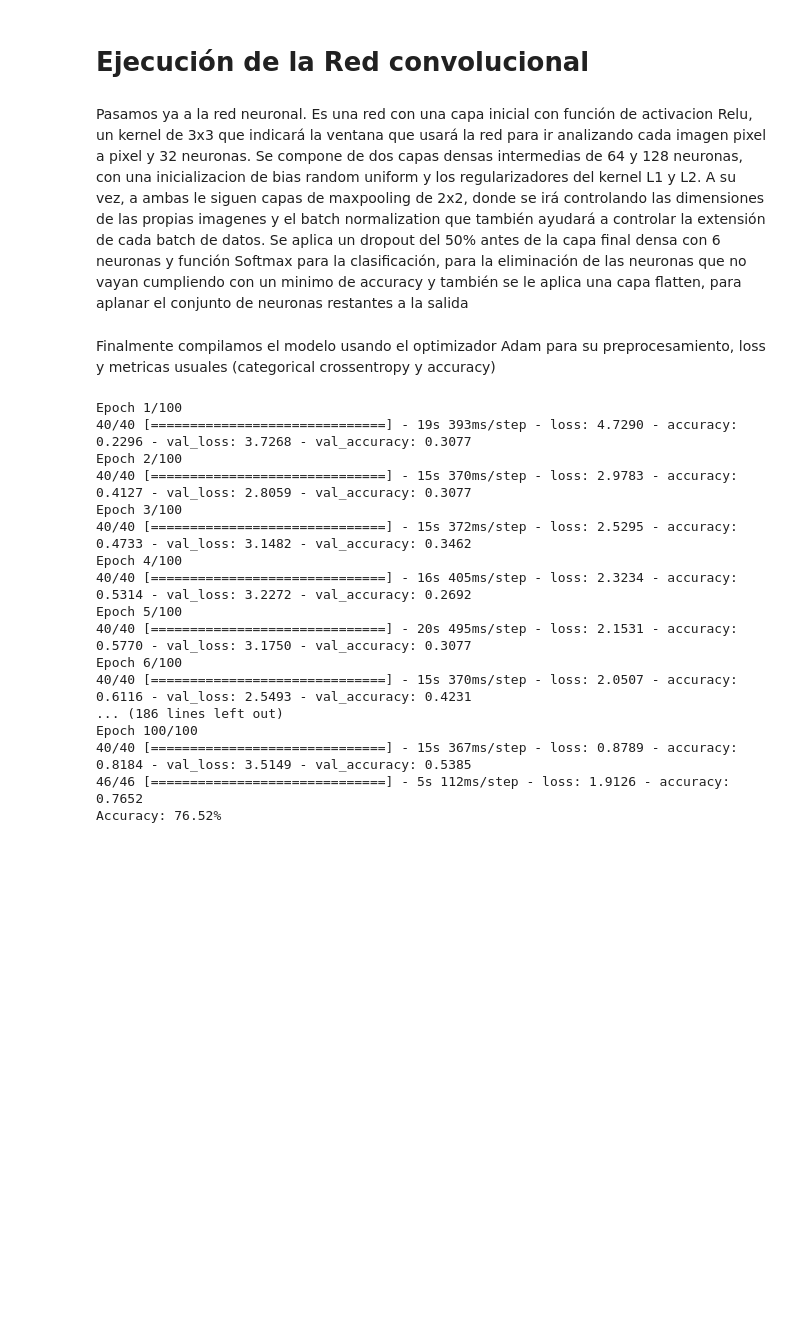
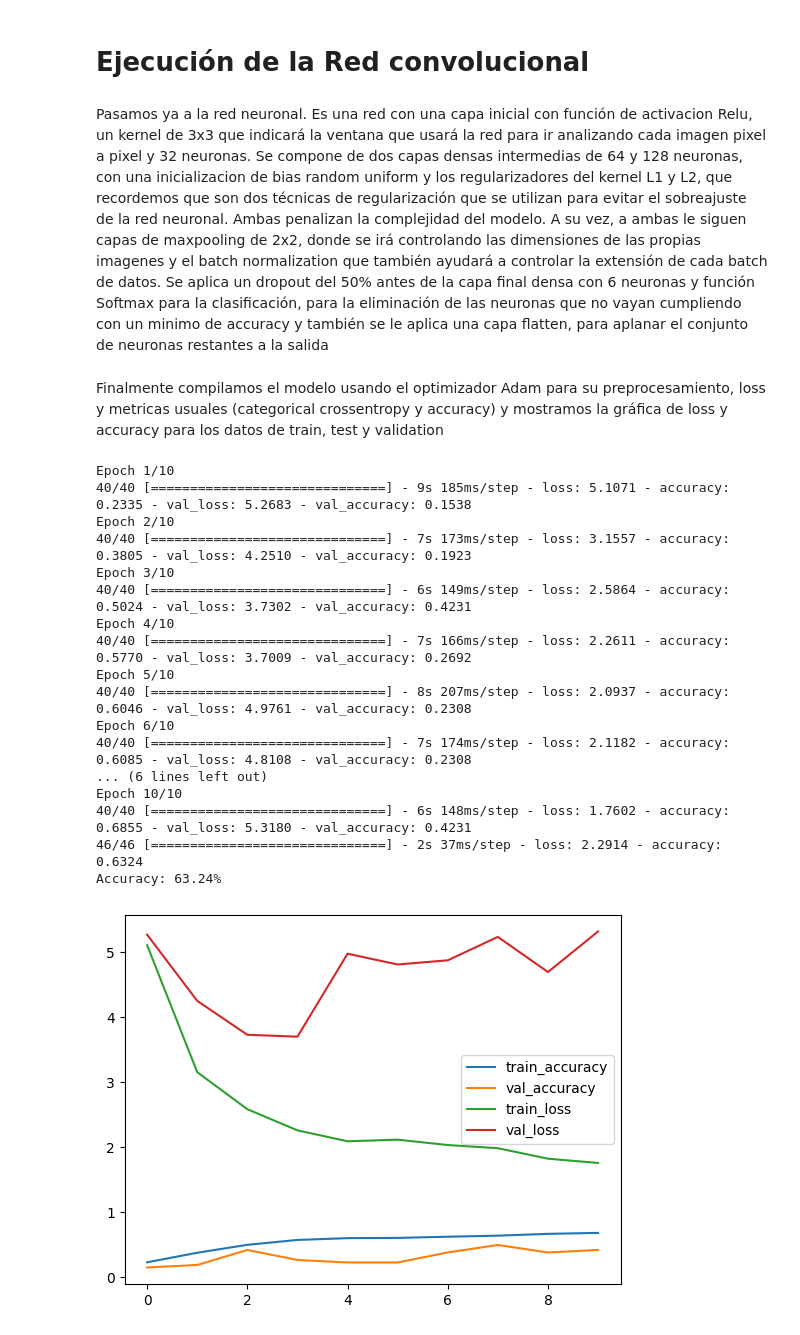
Before and after one commit to JuanArmas/BigData7RO, a Jupyter notebook: EjercicioRedesConvolucionales.ipynb, the cells around one changed output. Cells and saved outputs as stored; diff of their text form; code cells hidden in the pictures; blank space fills up the shorter version.

```diff
--- a/EjercicioRedesConvolucionales.ipynb
+++ b/EjercicioRedesConvolucionales.ipynb
@@ -171,7 +175,7 @@ X_test, y_test = data[split_val:], labels[split_val:]
 # Ejecución de la Red convolucional
 # %% [markdown]
 Pasamos ya a la red neuronal.
-Es una red con una capa inicial con función de activacion Relu, un kernel de 3x3 que indicará la ventana que usará la red para ir analizando cada imagen pixel a pixel y 32 neuronas. Se compone de dos capas densas intermedias de 64 y 128 neuronas, con una inicializacion de bias random uniform y los regularizadores del kernel L1 y L2. A su vez, a ambas le siguen capas de maxpooling de 2x2, donde se irá controlando las dimensiones de las propias imagenes y el batch normalization que también ayudará a controlar la extensión de cada batch de datos. Se aplica un dropout del 50% antes de la capa final densa con 6 neuronas y función Softmax para la clasificación, para la eliminación de las neuronas que no vayan cumpliendo con un minimo de accuracy y también se le aplica una capa flatten, para aplanar el conjunto de neuronas restantes a la salida
+Es una red con una capa inicial con función de activacion Relu, un kernel de 3x3 que indicará la ventana que usará la red para ir analizando cada imagen pixel a pixel y 32 neuronas. Se compone de dos capas densas intermedias de 64 y 128 neuronas, con una inicializacion de bias random uniform y los regularizadores del kernel L1 y L2, que recordemos que son dos técnicas de regularización que se utilizan para evitar el sobreajuste de la red neuronal. Ambas penalizan la complejidad del modelo. A su vez, a ambas le siguen capas de maxpooling de 2x2, donde se irá controlando las dimensiones de las propias imagenes y el batch normalization que también ayudará a controlar la extensión de cada batch de datos. Se aplica un dropout del 50% antes de la capa final densa con 6 neuronas y función Softmax para la clasificación, para la eliminación de las neuronas que no vayan cumpliendo con un minimo de accuracy y también se le aplica una capa flatten, para aplanar el conjunto de neuronas restantes a la salida
 # %%
 # # Construir el modelo CNN -> prueba 2.2
 model = keras.Sequential([
@@ -191,47 +195,48 @@ keras.layers.Conv2D(32, kernel_size=(3, 3), input_shape=(img_rows,img_cols, 3),
     keras.layers.Dense(6, activation='softmax')
 ])
 # %% [markdown]
-Finalmente compilamos el modelo usando el optimizador Adam para su preprocesamiento, loss y metricas usuales (categorical crossentropy y accuracy)
+Finalmente compilamos el modelo usando el optimizador Adam para su preprocesamiento, loss y metricas usuales (categorical crossentropy y accuracy) y mostramos la gráfica de loss y accuracy para los datos de train, test y validation
 # %%
 # Compilar el modelo
 model.compile(optimizer='adam', loss='categorical_crossentropy', metrics=['accuracy'])
 # model2.compile(optimizer='adam', loss='categorical_crossentropy', metrics=['accuracy'])
 
 # model.compile(optimizer='adam', loss='mse')
 
 # Entrenar el modelo
-history = model.fit(X_train, y_train, epochs=100, batch_size=32, verbose=1, validation_split = 0.02)
+history = model.fit(X_train, y_train, epochs=10, batch_size=32, verbose=1, validation_split = 0.02)
 # history = model2.fit(X_train, y_train, epochs=10, batch_size=32, verbose=1, validation_split = 0.02)
 
 # Evaluar el modelo
 
 accuracy = model.evaluate(X_test, y_test)[1]
 # accuracy = model2.evaluate(X_test, y_test)[1]
 print(f"Accuracy: {accuracy * 100:.2f}%")
 
 
-# # Visualización de la precisión y la pérdida durante el entrenamiento
-# plt.plot(history.history['accuracy'], label='train_accuracy')
-# plt.plot(history.history['val_accuracy'], label='val_accuracy')
-# plt.plot(history.history['loss'], label='train_loss')
-# plt.plot(history.history['val_loss'], label='val_loss')
-# plt.legend()
-# plt.show()
+# Visualización de la precisión y la pérdida durante el entrenamiento
+plt.plot(history.history['accuracy'], label='train_accuracy')
+plt.plot(history.history['val_accuracy'], label='val_accuracy')
+plt.plot(history.history['loss'], label='train_loss')
+plt.plot(history.history['val_loss'], label='val_loss')
+plt.legend()
+plt.show()
 # %% [output]
-Epoch 1/100
-40/40 [==============================] - 19s 393ms/step - loss: 4.7290 - accuracy: 0.2296 - val_loss: 3.7268 - val_accuracy: 0.3077
-Epoch 2/100
-40/40 [==============================] - 15s 370ms/step - loss: 2.9783 - accuracy: 0.4127 - val_loss: 2.8059 - val_accuracy: 0.3077
-Epoch 3/100
-40/40 [==============================] - 15s 372ms/step - loss: 2.5295 - accuracy: 0.4733 - val_loss: 3.1482 - val_accuracy: 0.3462
-Epoch 4/100
-40/40 [==============================] - 16s 405ms/step - loss: 2.3234 - accuracy: 0.5314 - val_loss: 3.2272 - val_accuracy: 0.2692
-Epoch 5/100
-40/40 [==============================] - 20s 495ms/step - loss: 2.1531 - accuracy: 0.5770 - val_loss: 3.1750 - val_accuracy: 0.3077
-Epoch 6/100
-40/40 [==============================] - 15s 370ms/step - loss: 2.0507 - accuracy: 0.6116 - val_loss: 2.5493 - val_accuracy: 0.4231
-... (186 lines left out)
-Epoch 100/100
-40/40 [==============================] - 15s 367ms/step - loss: 0.8789 - accuracy: 0.8184 - val_loss: 3.5149 - val_accuracy: 0.5385
-46/46 [==============================] - 5s 112ms/step - loss: 1.9126 - accuracy: 0.7652
-Accuracy: 76.52%
+Epoch 1/10
+40/40 [==============================] - 9s 185ms/step - loss: 5.1071 - accuracy: 0.2335 - val_loss: 5.2683 - val_accuracy: 0.1538
+Epoch 2/10
+40/40 [==============================] - 7s 173ms/step - loss: 3.1557 - accuracy: 0.3805 - val_loss: 4.2510 - val_accuracy: 0.1923
+Epoch 3/10
+40/40 [==============================] - 6s 149ms/step - loss: 2.5864 - accuracy: 0.5024 - val_loss: 3.7302 - val_accuracy: 0.4231
+Epoch 4/10
+40/40 [==============================] - 7s 166ms/step - loss: 2.2611 - accuracy: 0.5770 - val_loss: 3.7009 - val_accuracy: 0.2692
+Epoch 5/10
+40/40 [==============================] - 8s 207ms/step - loss: 2.0937 - accuracy: 0.6046 - val_loss: 4.9761 - val_accuracy: 0.2308
+Epoch 6/10
+40/40 [==============================] - 7s 174ms/step - loss: 2.1182 - accuracy: 0.6085 - val_loss: 4.8108 - val_accuracy: 0.2308
+... (6 lines left out)
+Epoch 10/10
+40/40 [==============================] - 6s 148ms/step - loss: 1.7602 - accuracy: 0.6855 - val_loss: 5.3180 - val_accuracy: 0.4231
+46/46 [==============================] - 2s 37ms/step - loss: 2.2914 - accuracy: 0.6324
+Accuracy: 63.24%
+[figure, added]
```
Also changed, not shown: parts of 4 cells of this notebook.
